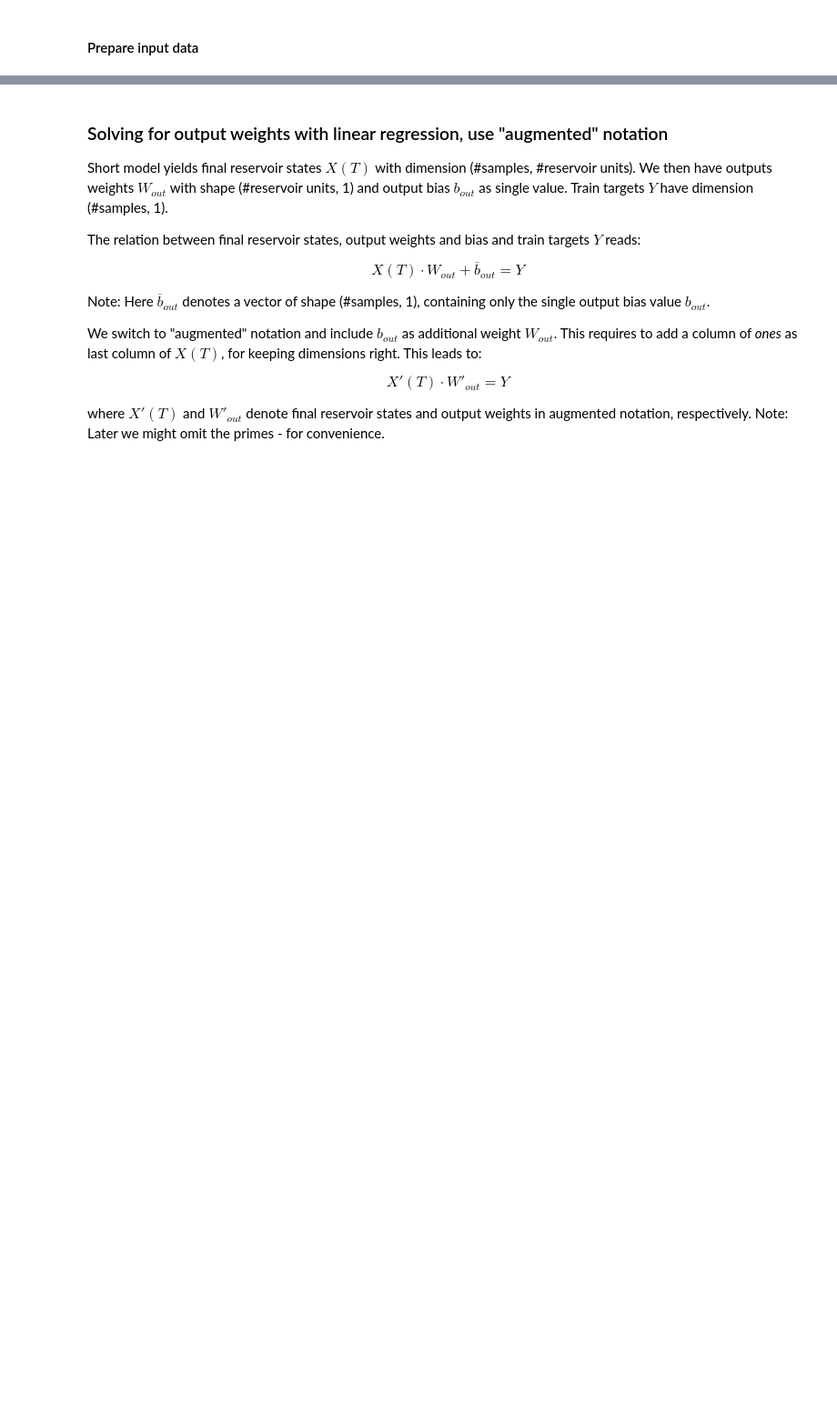
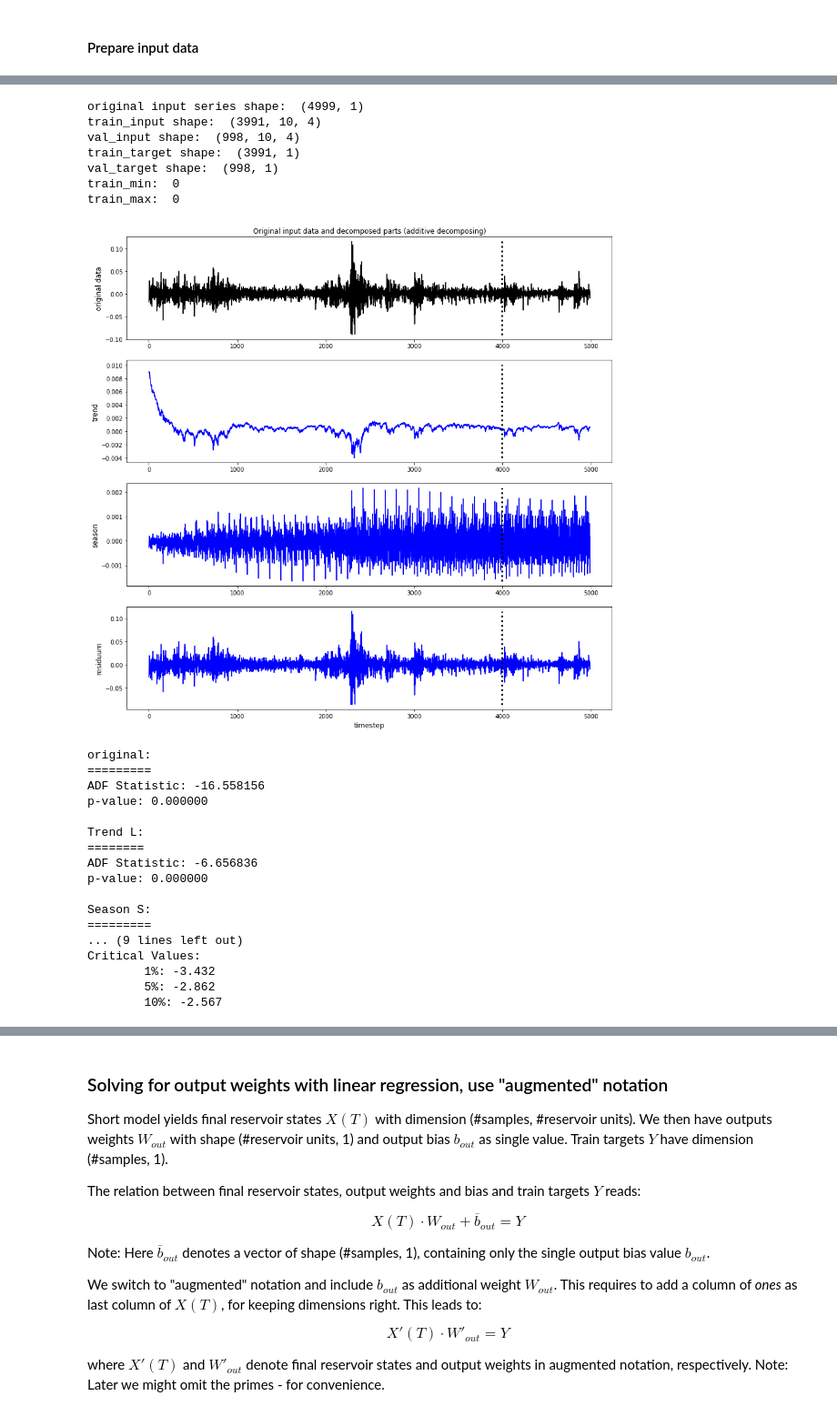
Before and after one commit to MarcoLandtHayen/EchoStateNetworks, a Jupyter notebook: notebooks/ESN_exp05.ipynb, the cells around one changed output, grey strips where cells are left out. Shown at 91% size. Cells and saved outputs as stored; diff of their text form; code cells hidden in the pictures; blank space fills up the shorter version.

```diff
--- a/notebooks/ESN_exp05.ipynb
+++ b/notebooks/ESN_exp05.ipynb
@@ -94,3 +155,45 @@ Critical Values:
+# %%
+### Alternatively convert absolute SP500 series to rel. change values before de-composing:
+
+SP500_rel_chg = (SP500_abs[1:] - SP500_abs[:-1]) / SP500_abs[:-1]
+
+# Decompose and split input timeseries.
+# End up with 4 input features: Original (scaled) series plus decomposed parts: Trend L, season S and residuum R.
+train_input, val_input, train_target, val_target, input_min, input_max = decompose_split(SP500_rel_chg,
+                                                                                         input_length=input_length,
+                                                                                         target_length=target_length,
+                                                                                         train_val_split=train_val_split,
+                                                                                         alpha=alpha,
+                                                                                         gamma=gamma,
+                                                                                         s=s,
+                                                                                         scaled_YN=False,
+                                                                                         verbose=verbose)
+# %% [output]
+original input series shape:  (4999, 1)
+train_input shape:  (3991, 10, 4)
+val_input shape:  (998, 10, 4)
+train_target shape:  (3991, 1)
+val_target shape:  (998, 1)
+train_min:  0
+train_max:  0
+[figure, added]
+original:
+=========
+ADF Statistic: -16.558156
+p-value: 0.000000
+
+Trend L:
+========
+ADF Statistic: -6.656836
+p-value: 0.000000
+
+Season S:
+=========
+... (9 lines left out)
+Critical Values:
+        1%: -3.432
+        5%: -2.862
+        10%: -2.567
 # %%
 ## Set up ESN model:
 
```
Also changed, not shown: parts of 17 cells of this notebook.
